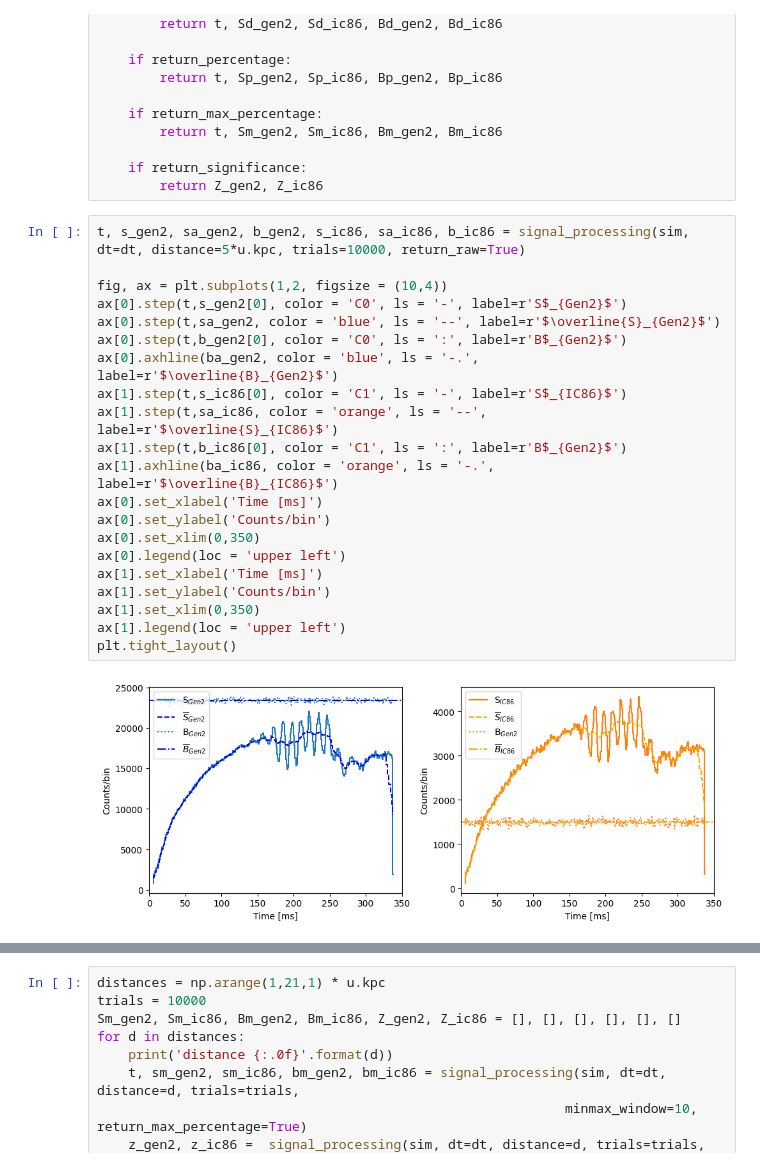
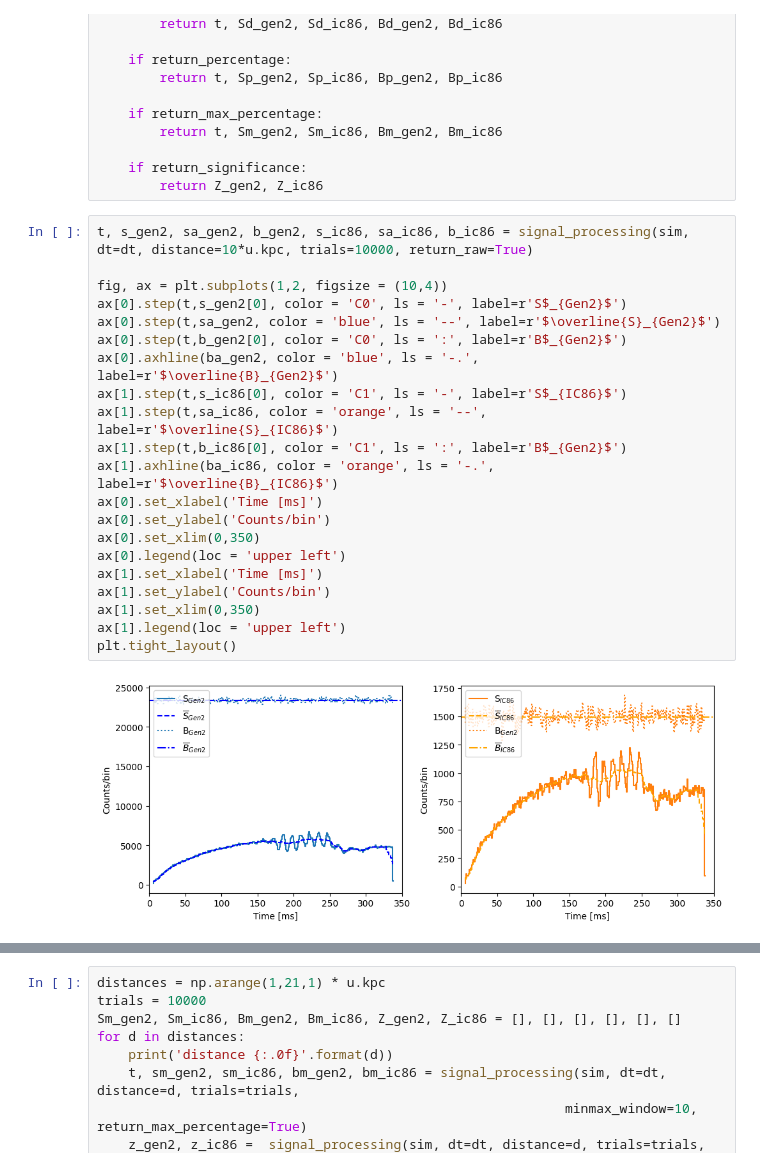
Before and after one commit to icecube/ASTERIA, a Jupyter notebook: docs/my_project/analysis/amplitude_analysis.ipynb, the cells around one changed output, grey strips where cells are left out. Drawn from its saved outputs; the diff is of its cells as text.

```diff
--- a/docs/my_project/analysis/amplitude_analysis.ipynb
+++ b/docs/my_project/analysis/amplitude_analysis.ipynb
@@ -213,26 +213,26 @@ def signal_processing(sim, dt, distance, trials, minmax_window=None,
     if return_significance:
         return Z_gen2, Z_ic86
 # %%
-t, s_gen2, sa_gen2, b_gen2, s_ic86, sa_ic86, b_ic86 = signal_processing(sim, dt=dt, distance=5*u.kpc, trials=10000, return_raw=True)
+t, s_gen2, sa_gen2, b_gen2, s_ic86, sa_ic86, b_ic86 = signal_processing(sim, dt=dt, distance=10*u.kpc, trials=10000, return_raw=True)
 
 fig, ax = plt.subplots(1,2, figsize = (10,4))
 ax[0].step(t,s_gen2[0], color = 'C0', ls = '-', label=r'S$_{Gen2}$')
 ax[0].step(t,sa_gen2, color = 'blue', ls = '--', label=r'$\overline{S}_{Gen2}$')
 ax[0].step(t,b_gen2[0], color = 'C0', ls = ':', label=r'B$_{Gen2}$')
 ax[0].axhline(ba_gen2, color = 'blue', ls = '-.', label=r'$\overline{B}_{Gen2}$')
 ax[1].step(t,s_ic86[0], color = 'C1', ls = '-', label=r'S$_{IC86}$')
 ax[1].step(t,sa_ic86, color = 'orange', ls = '--', label=r'$\overline{S}_{IC86}$')
 ax[1].step(t,b_ic86[0], color = 'C1', ls = ':', label=r'B$_{Gen2}$')
 ax[1].axhline(ba_ic86, color = 'orange', ls = '-.', label=r'$\overline{B}_{IC86}$')
 ax[0].set_xlabel('Time [ms]')
 ax[0].set_ylabel('Counts/bin')
 ax[0].set_xlim(0,350)
 ax[0].legend(loc = 'upper left')
 ax[1].set_xlabel('Time [ms]')
 ax[1].set_ylabel('Counts/bin')
 ax[1].set_xlim(0,350)
 ax[1].legend(loc = 'upper left')
 plt.tight_layout()
 # %% [output]
-[figure, old version]
+[figure, new version]
 # %%
```
Also changed, not shown: parts of 2 cells of this notebook, 11 other files.
